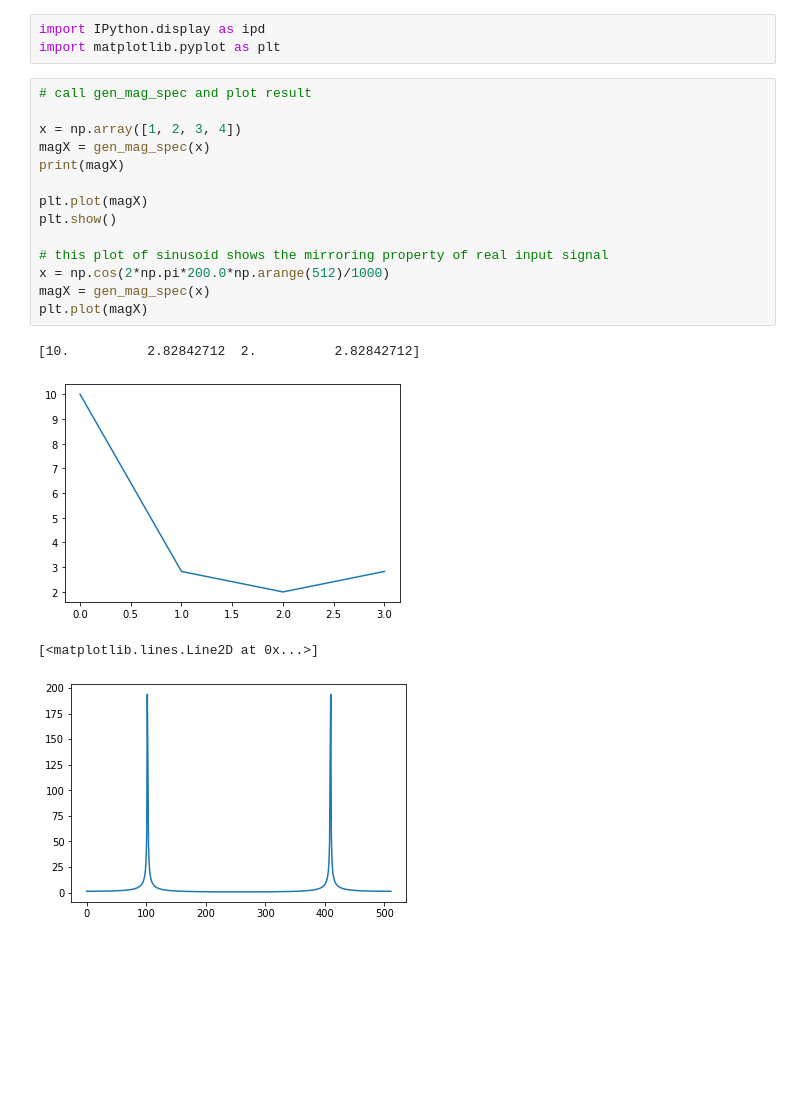
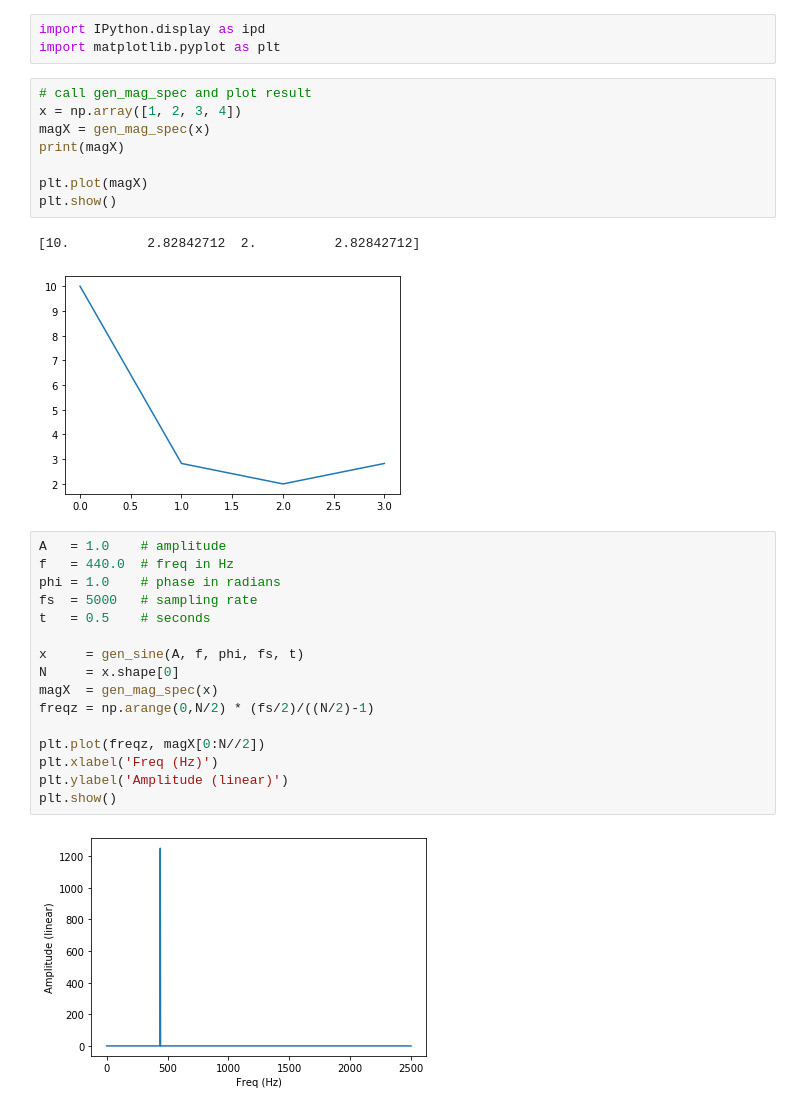
Before and after one commit to csteinmetz1/sms-tools, a Jupyter notebook: workspace/E2-Steinmetz.ipynb, the cells around one changed output. Saved outputs shown, nothing was run; the diff lists cells and outputs as text; blank space fills up the shorter version.

Commit message:
little clean up and adding one more plot for final version

```diff
--- a/workspace/E2-Steinmetz.ipynb
+++ b/workspace/E2-Steinmetz.ipynb
@@ -235,20 +235,30 @@ import IPython.display as ipd
 import matplotlib.pyplot as plt
 # %%
 # call gen_mag_spec and plot result
-
 x = np.array([1, 2, 3, 4])
 magX = gen_mag_spec(x)
 print(magX)
 
 plt.plot(magX)
 plt.show()
-
-# this plot of sinusoid shows the mirroring property of real input signal
-x = np.cos(2*np.pi*200.0*np.arange(512)/1000)
-magX = gen_mag_spec(x)
-plt.plot(magX)
 # %% [output]
 [10.          2.82842712  2.          2.82842712]
 [figure]
-[<matplotlib.lines.Line2D at 0x...>]
-[figure, removed]
+# %%
+A   = 1.0    # amplitude
+f   = 440.0  # freq in Hz
+phi = 1.0    # phase in radians
+fs  = 5000   # sampling rate
+t   = 0.5    # seconds
+
+x     = gen_sine(A, f, phi, fs, t)
+N     = x.shape[0]
+magX  = gen_mag_spec(x)
+freqz = np.arange(0,N/2) * (fs/2)/((N/2)-1)
+
+plt.plot(freqz, magX[0:N//2])
+plt.xlabel('Freq (Hz)')
+plt.ylabel('Amplitude (linear)')
+plt.show()
+# %% [output]
+[figure, added]
```
Also changed, not shown: parts of 2 cells of this notebook.
